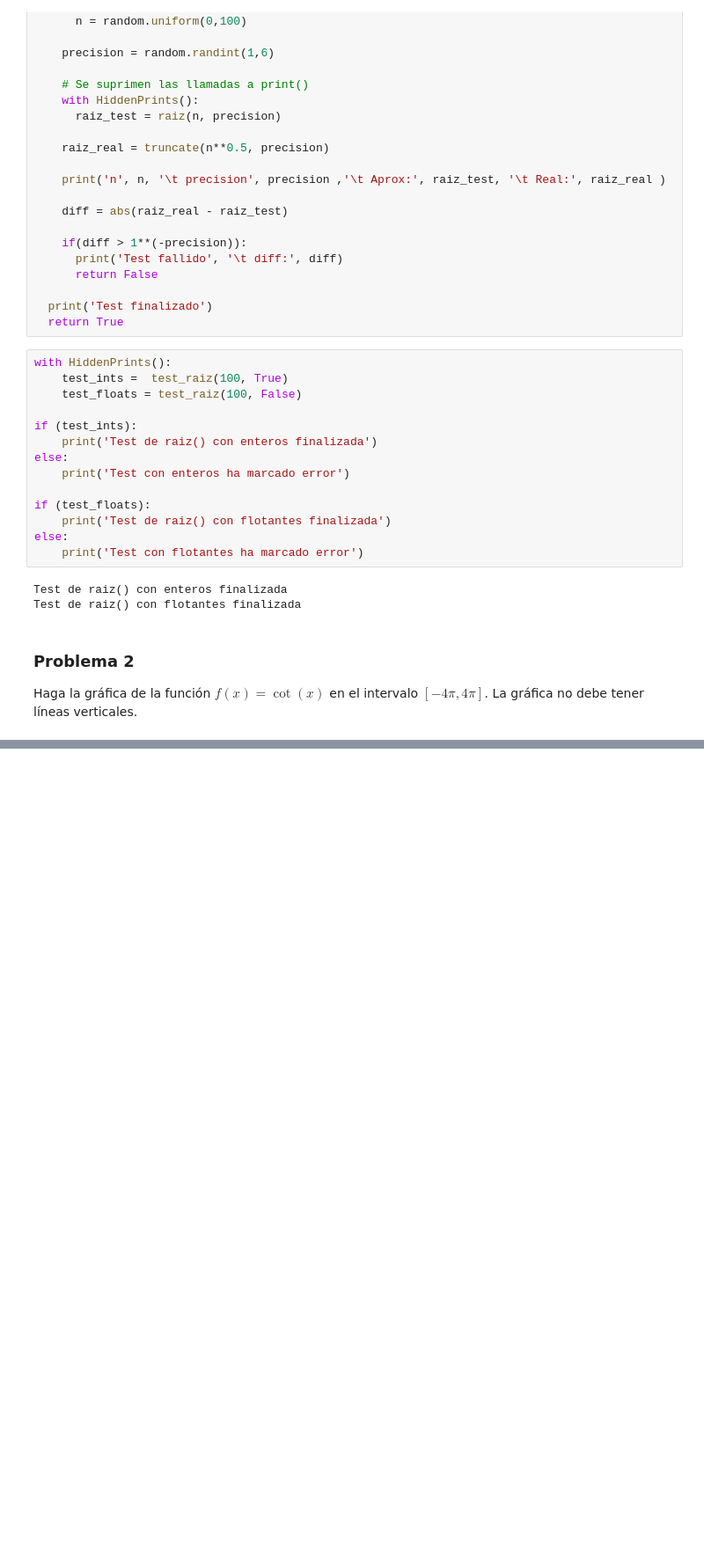
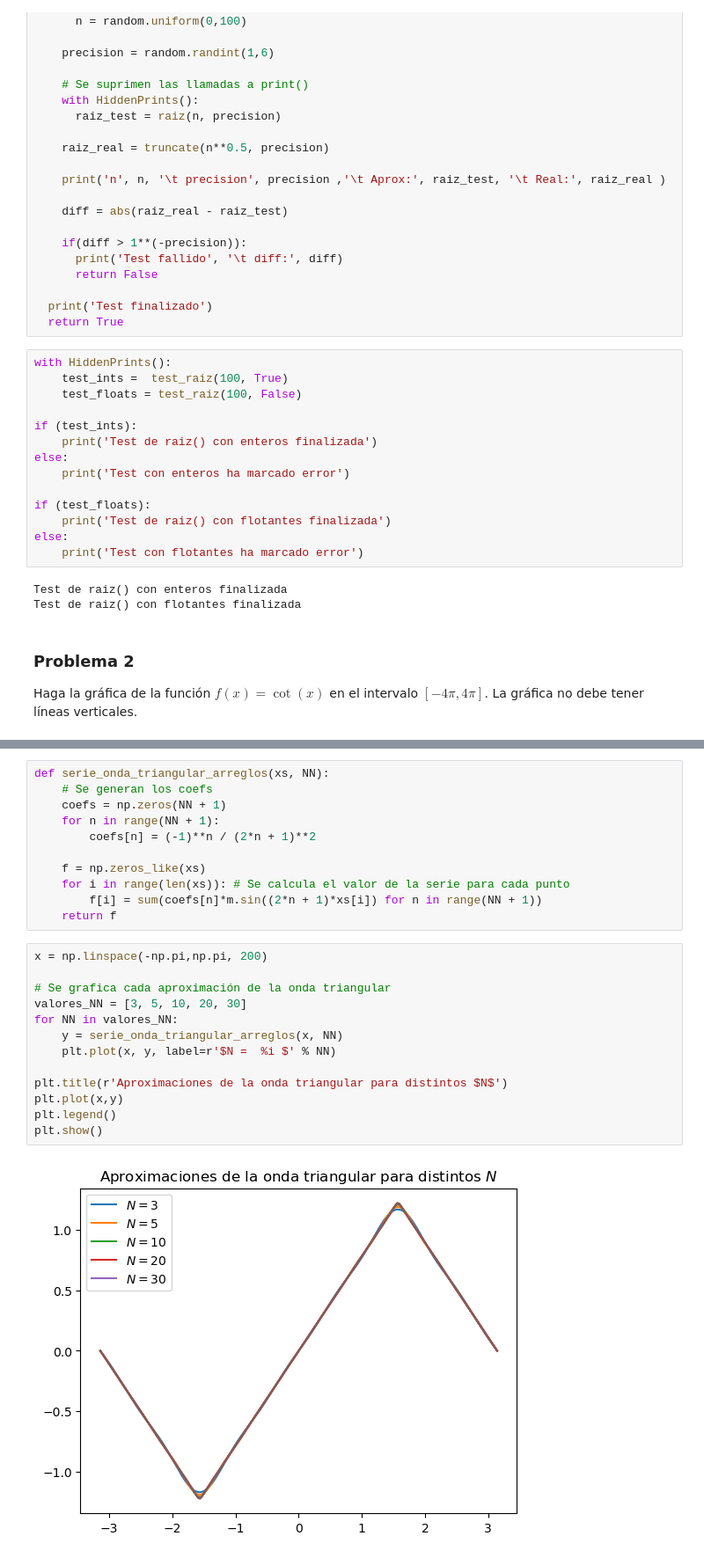
Before and after one commit to tamoaltas/FIS-COMP, a Jupyter notebook: tareas/tarea1.ipynb, the cells around one changed output, grey strips where cells are left out. Shown at 88% size. Saved outputs shown, nothing was run; the diff lists cells and outputs as text; blank space fills up the shorter version.

```diff
--- a/tareas/tarea1.ipynb
+++ b/tareas/tarea1.ipynb
@@ -215,0 +280,26 @@ y = np.
+# %%
+def serie_onda_triangular_arreglos(xs, NN):
+    # Se generan los coefs
+    coefs = np.zeros(NN + 1)
+    for n in range(NN + 1):
+        coefs[n] = (-1)**n / (2*n + 1)**2
+
+    f = np.zeros_like(xs)
+    for i in range(len(xs)): # Se calcula el valor de la serie para cada punto
+        f[i] = sum(coefs[n]*m.sin((2*n + 1)*xs[i]) for n in range(NN + 1))
+    return f
+# %%
+x = np.linspace(-np.pi,np.pi, 200)
+
+# Se grafica cada aproximación de la onda triangular
+valores_NN = [3, 5, 10, 20, 30]
+for NN in valores_NN:
+    y = serie_onda_triangular_arreglos(x, NN)
+    plt.plot(x, y, label=r'$N =  %i $' % NN)
+
+plt.title(r'Aproximaciones de la onda triangular para distintos $N$')
+plt.plot(x,y)
+plt.legend()
+plt.show()
+# %% [output]
+[figure, added]
```
Also changed, not shown: parts of 14 cells of this notebook, 1 other file.
